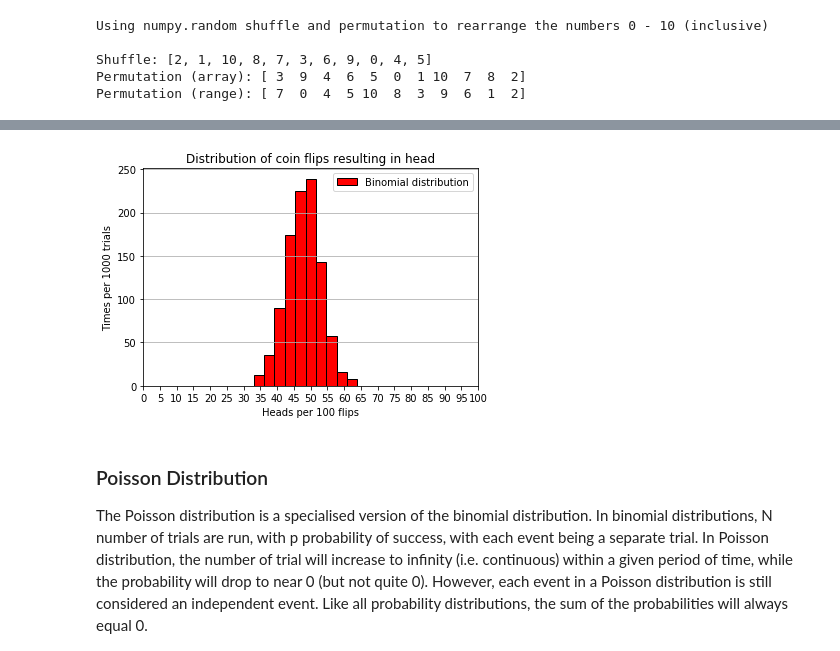
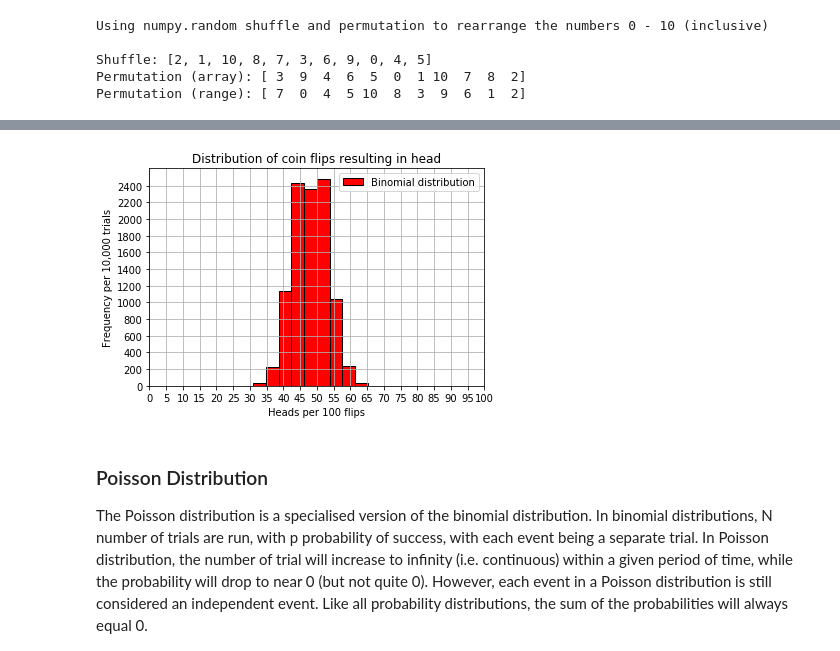
Before and after one commit to Clauric/GMIT_PfDA_Assessment, a Jupyter notebook: Numpy Assignment.ipynb, the cells around one changed output, grey strips where cells are left out. Saved outputs shown, nothing was run; the diff lists cells and outputs as text; code cells hidden in the pictures.

```diff
--- a/Numpy Assignment.ipynb
+++ b/Numpy Assignment.ipynb
@@ -242,47 +244,48 @@ This would generate the probability as follows:
 # %%
 # Binomial distribution example
 
 import numpy as np
 import matplotlib.pyplot as plt
 
-# set random seed to 22
+# Set random seed to 22
 np.random.seed(22)
 
-# number of trials
+# Number of trials
 n = 100
 
-# probability
+# Probability
 p = 0.48
 
-# number of trials
-s = 1000
+# Number of trials
+s = 10000
 
-# run the binmomial distribution
+# Run the binomial distribution
 x = np.random.binomial(n,p, size=s)
 
-# plot for the binomial
+# Plot for the binomial
 plt.hist(x, label="Binomial distribution", color="red", edgecolor="black")
 
-# show legend in plot
+# Show legend in plot
 plt.legend()
 
-# show girdlines on y axis
-plt.grid(b=True, axis="y")
+# Show gridlines on x and y axes
+plt.grid(True, axis="x")
+plt.grid(True, axis="y")
 
-# plot ticks from 0 - 100, in increments of 5 for x axis
-# plot ticks from 0 - 250, in increments of 50 for y axis
+# Plot ticks from 0 - 100, in increments of 5 for x axis
+# Plot ticks from 0 - 250, in increments of 50 for y axis
 plt.xticks(np.arange(start=0, stop=101, step=5))
-plt.yticks(np.arange(start=0, stop=300, step=50))
+plt.yticks(np.arange(start=0, stop=2600, step=200))
 
-# show title and axial labels
+# Show title and axial labels
 plt.title("Distribution of coin flips resulting in head")
 plt.xlabel("Heads per 100 flips")
-plt.ylabel("Times per 1000 trials")
+plt.ylabel("Frequency per 10,000 trials")
 
-# show plot
+# Show plot
 plt.show()
 # %% [output]
-[figure, old version]
+[figure, new version]
 # %% [markdown]
 ### Poisson Distribution
 
```
Also changed, not shown: parts of 14 cells of this notebook.
